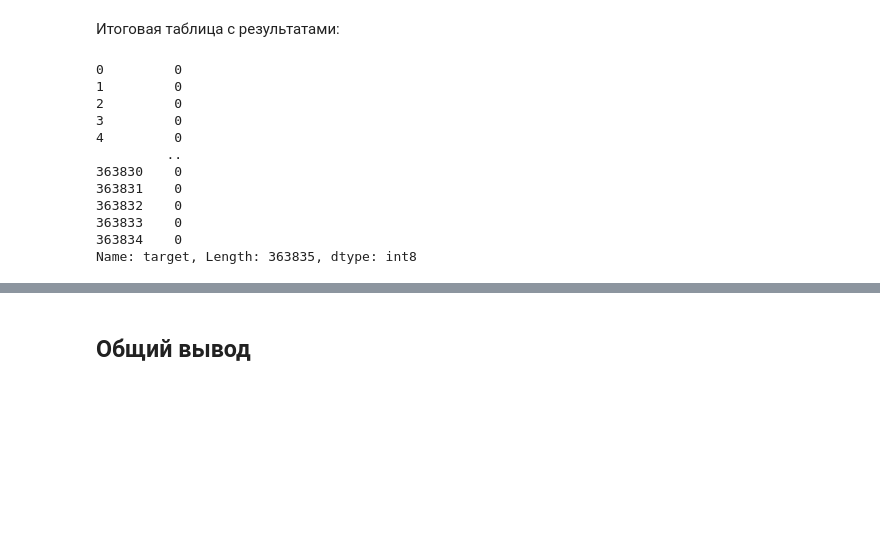
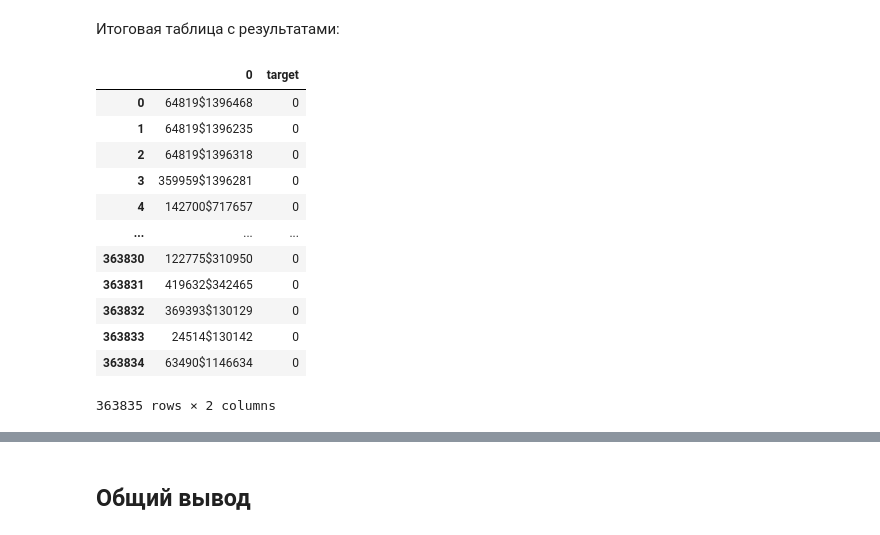
Before and after one commit to burooom/ml_projects, a Jupyter notebook: Goods_matching/Goods_matching.ipynb, the cells around one changed output, grey strips where cells are left out. Drawn from its saved outputs; the diff is of its cells as text; code cells hidden in the pictures; blank space fills up the shorter version.

```diff
--- a/Goods_matching/Goods_matching.ipynb
+++ b/Goods_matching/Goods_matching.ipynb
@@ -1331,18 +1347,19 @@ test_df = load_ppssed_dfs(train=False, test=True)
 # %%
 pred_test = sens_vm.predict(test_df)
 # %%
-results = pd.Series(pred_test, name='target')
+results = pd.concat([test_ids, pd.Series(pred_test, name='target')], axis=1)
 results
 # %% [output]
+|  | 0 | target |
+| 0 | 64819$1396468 | 0 |
+| 1 | 64819$1396235 | 0 |
+| 2 | 64819$1396318 | 0 |
+| 3 | 359959$1396281 | 0 |
+| 4 | 142700$717657 | 0 |
+| ... | ... | ... |
+| 363830 | 122775$310950 | 0 |
+| 363831 | 419632$342465 | 0 |
+| 363832 | 369393$130129 | 0 |
+| 363833 | 24514$130142 | 0 |
+| 363834 | 63490$1146634 | 0 |
-0         0
-1         0
-2         0
-3         0
-4         0
-         ..
-363830    0
-363831    0
-363832    0
-363833    0
-363834    0
-Name: target, Length: 363835, dtype: int8
+363835 rows × 2 columns
```
Also changed, not shown: parts of 28 cells of this notebook, 2 other files.
